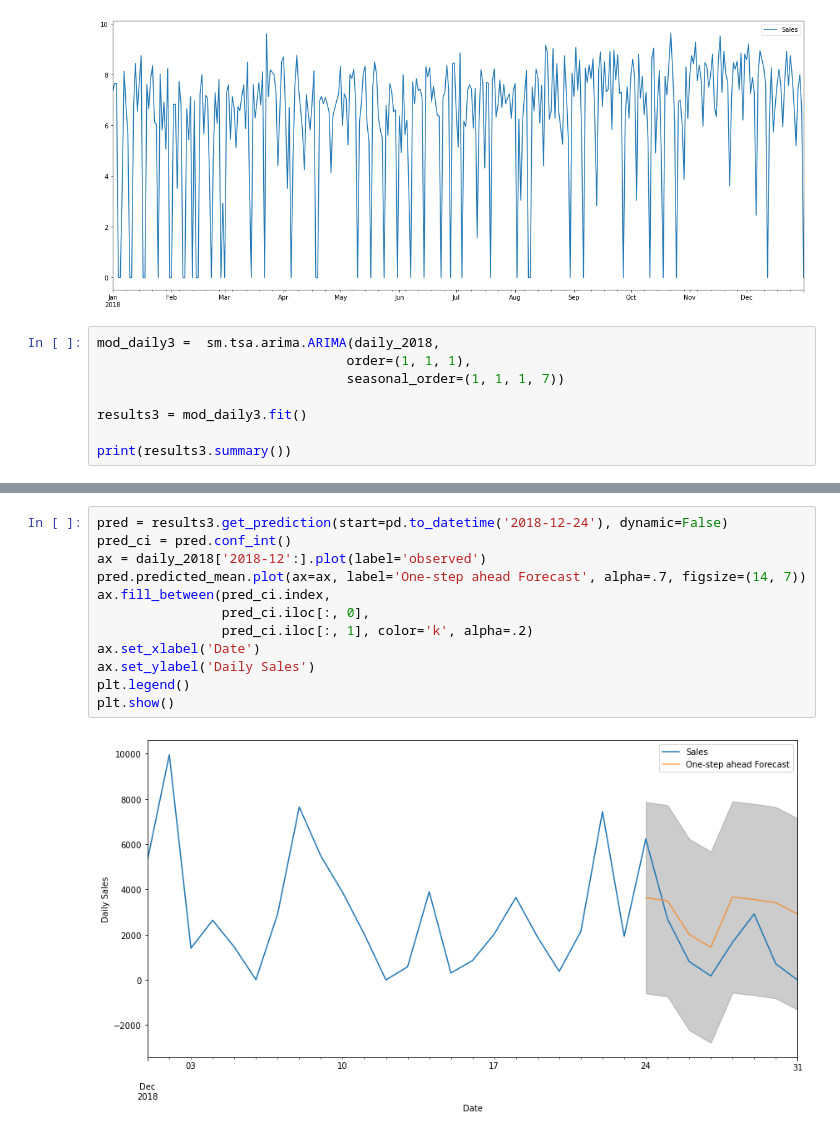
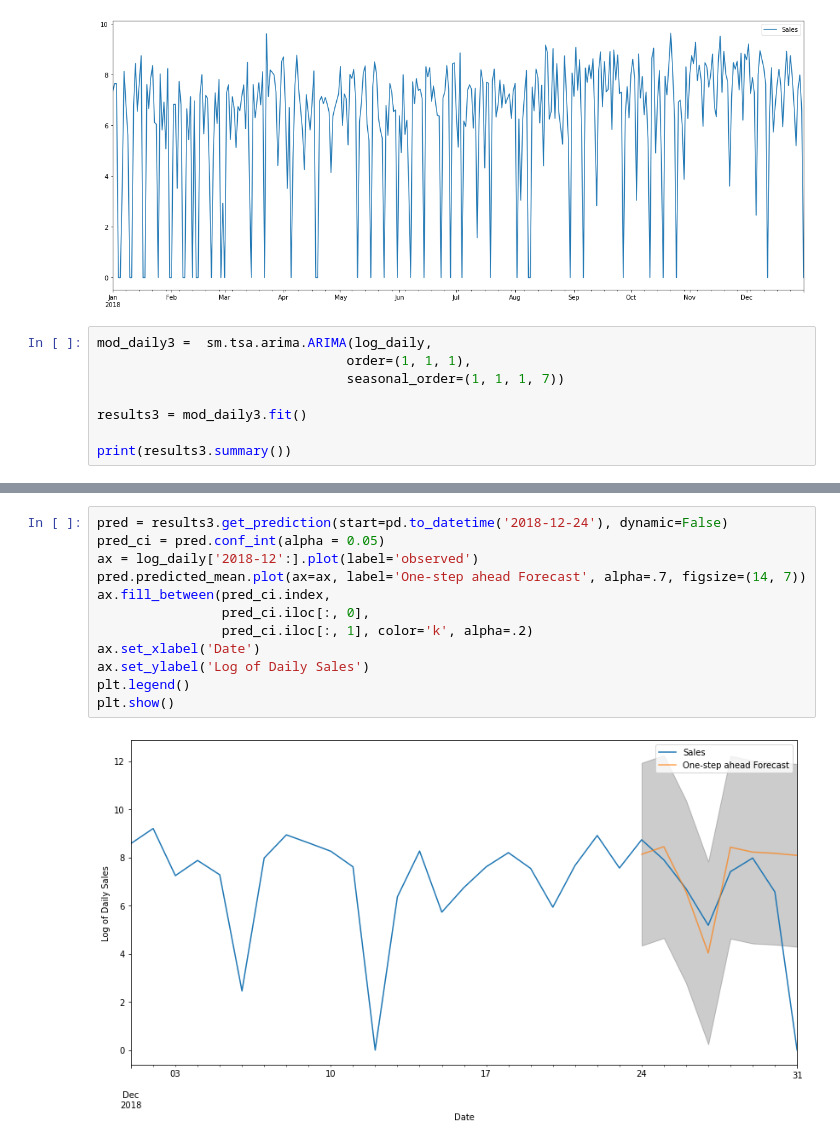
Before and after one commit to DanielGutierrezR/Super-Store-Sales-Prediction, a Jupyter notebook: Superstoresales.ipynb, the cells around one changed output, grey strips where cells are left out. Saved outputs shown, nothing was run; the diff lists cells and outputs as text.

```diff
--- a/Superstoresales.ipynb
+++ b/Superstoresales.ipynb
@@ -661,7 +679,7 @@ plt.show()
 # %% [output]
 [figure]
 # %%
-mod_daily3 =  sm.tsa.arima.ARIMA(daily_2018,
+mod_daily3 =  sm.tsa.arima.ARIMA(log_daily,
                                 order=(1, 1, 1),
                                 seasonal_order=(1, 1, 1, 7))
 
@@ -694,14 +712,14 @@ plt.show()
 # %%
 pred = results3.get_prediction(start=pd.to_datetime('2018-12-24'), dynamic=False)
-pred_ci = pred.conf_int()
-ax = daily_2018['2018-12':].plot(label='observed')
+pred_ci = pred.conf_int(alpha = 0.05)
+ax = log_daily['2018-12':].plot(label='observed')
 pred.predicted_mean.plot(ax=ax, label='One-step ahead Forecast', alpha=.7, figsize=(14, 7))
 ax.fill_between(pred_ci.index,
                 pred_ci.iloc[:, 0],
                 pred_ci.iloc[:, 1], color='k', alpha=.2)
 ax.set_xlabel('Date')
-ax.set_ylabel('Daily Sales')
+ax.set_ylabel('Log of Daily Sales')
 plt.legend()
 plt.show()
 # %% [output]
-[figure, old version]
+[figure, new version]
```
Also changed, not shown: parts of 13 cells of this notebook.
